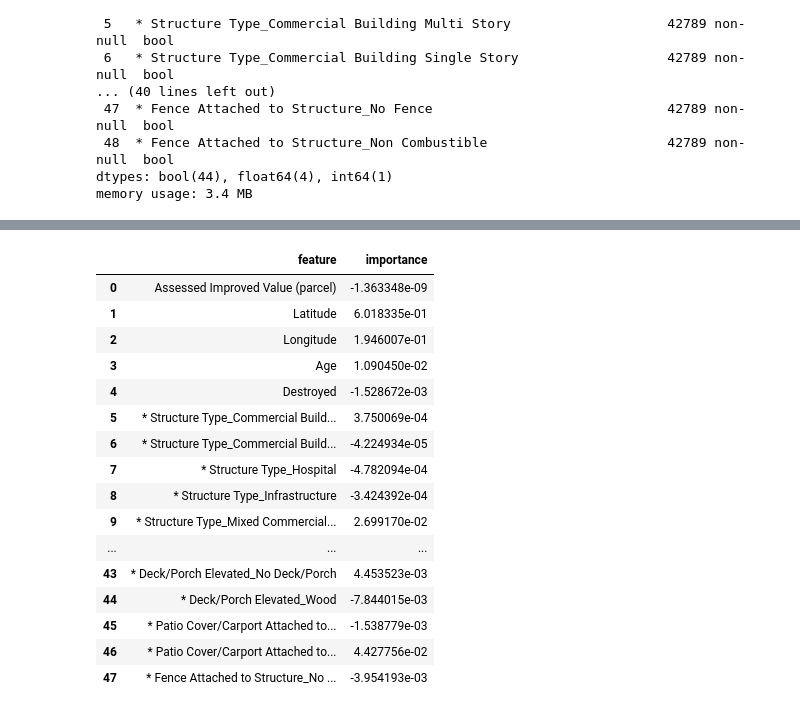
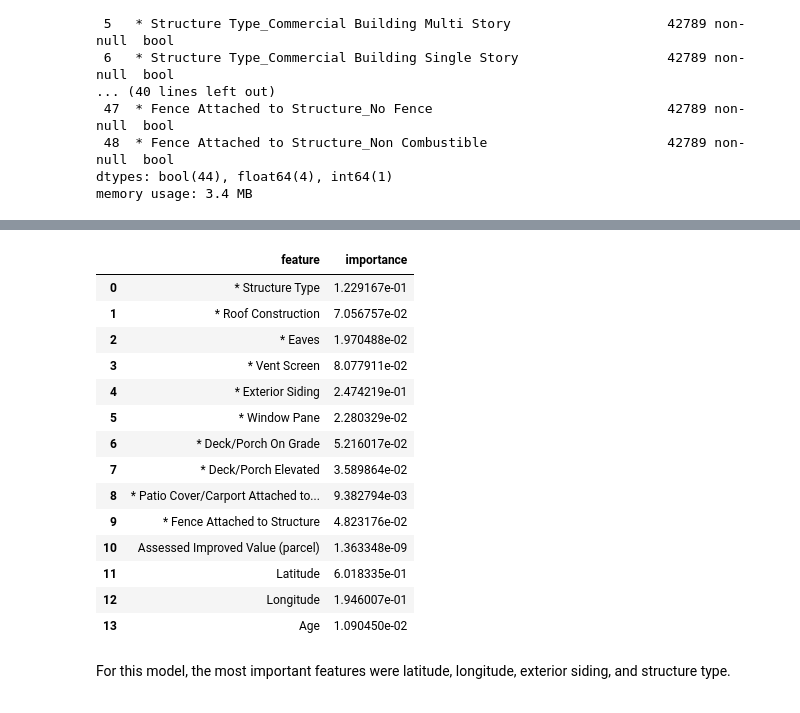
Before and after one commit to kbspecht/erdos-2025-wildfire-structural-damage, a Jupyter notebook: models/Logistic_regression.ipynb, the cells around one changed output, grey strips where cells are left out. Saved outputs shown, nothing was run; the diff lists cells and outputs as text; code cells hidden in the pictures.

```diff
--- a/models/Logistic_regression.ipynb
+++ b/models/Logistic_regression.ipynb
@@ -27,4 +33,5 @@ memory usage: 4.9+ MB
 # %%
+original_columns = cal_fire_data.columns
 cal_fire_data = pd.get_dummies(cal_fire_data, columns=cal_fire_data.select_dtypes('object').columns, drop_first=True)
 cal_fire_data.info()
 # %% [output]
@@ -48,6 +57,9 @@ memory usage: 3.4 MB
 # %%
 from sklearn.model_selection import train_test_split
-fire_train, fire_test = train_test_split(cal_fire_data, test_size=0.2, shuffle=True, random_state=216, stratify=cal_fire_data['Destroyed'])
-fire_train['Destroyed'].value_counts(normalize=True)
+
+X = cal_fire_data.drop(columns='Destroyed')
+y = cal_fire_data['Destroyed']
+X_train, X_test, y_train, y_test = train_test_split(X, y, test_size=0.2, shuffle=True, random_state=216, stratify=y)
+y.value_counts(normalize=True)
 # %% [output]
 Destroyed
@@ -91,11 +71,6 @@ Index(['Assessed Improved Value (parcel)', 'Latitude', 'Longitude', 'Age',
 # %%
-from sklearn.metrics import accuracy_score, balanced_accuracy_score
+from sklearn.linear_model import LogisticRegression
 
 lr = LogisticRegression(penalty=None, max_iter=1000, random_state=216)
-lr.fit(fire_train[features], fire_train.Destroyed)
-
-preds = lr.predict(fire_test[features])
-baseline_test_acc = accuracy_score(fire_test.Destroyed, preds)
-baseline_test_balanced_acc = balanced_accuracy_score(fire_test.Destroyed, preds)
-print(baseline_test_acc)
-print(baseline_test_balanced_acc)
+lr.fit(X_train, y_train)
+y_pred = lr.predict(X_test)
@@ -140,22 +116,39 @@ plt.show()
 # %%
 from IPython.display import display
-feature_df = pd.DataFrame({'feature': cal_fire_data.columns[:-1], 'importance': lr.coef_.flatten()})
+
+# Use feature coefficients for regression model (sum absolute value across all encodings for each feature)
+# to determine feature importance
+importances = np.zeros(14)
+importances[0] = np.sum(np.abs(lr.coef_.flatten()[4:19]))
+importances[1] = np.sum(np.abs(lr.coef_.flatten()[19:24]))
+importances[2] = np.sum(np.abs(lr.coef_.flatten()[24:26]))
+importances[3] = np.sum(np.abs(lr.coef_.flatten()[26:29]))
+importances[4] = np.sum(np.abs(lr.coef_.flatten()[29:36]))
+importances[5] = np.sum(np.abs(lr.coef_.flatten()[36:38]))
+importances[6] = np.sum(np.abs(lr.coef_.flatten()[38:41]))
+importances[7] = np.sum(np.abs(lr.coef_.flatten()[41:44]))
+importances[8] = np.sum(np.abs(lr.coef_.flatten()[44:46]))
+importances[9] = np.sum(np.abs(lr.coef_.flatten()[46:48]))
+importances[10:,] = np.abs(lr.coef_.flatten()[:4])
+
+# Create a new dataframe for feature importances across original feature columns and display it
+feature_df = pd.DataFrame({'feature': original_columns[:-1], 'importance': importances})
 display(feature_df)
 # %% [output]
 |  | feature | importance |
-| 0 | Assessed Improved Value (parcel) | -1.363348e-09 |
-| 1 | Latitude | 6.018335e-01 |
-| 2 | Longitude | 1.946007e-01 |
-| 3 | Age | 1.090450e-02 |
-| 4 | Destroyed | -1.528672e-03 |
-| 5 | * Structure Type_Commercial Build... | 3.750069e-04 |
-| 6 | * Structure Type_Commercial Build... | -4.224934e-05 |
-| 7 | * Structure Type_Hospital | -4.782094e-04 |
-| 8 | * Structure Type_Infrastructure | -3.424392e-04 |
-| 9 | * Structure Type_Mixed Commercial... | 2.699170e-02 |
-| ... | ... | ... |
-| 43 | * Deck/Porch Elevated_No Deck/Porch | 4.453523e-03 |
-| 44 | * Deck/Porch Elevated_Wood | -7.844015e-03 |
-| 45 | * Patio Cover/Carport Attached to... | -1.538779e-03 |
-| 46 | * Patio Cover/Carport Attached to... | 4.427756e-02 |
-| 47 | * Fence Attached to Structure_No ... | -3.954193e-03 |
+| 0 | * Structure Type | 1.229167e-01 |
+| 1 | * Roof Construction | 7.056757e-02 |
+| 2 | * Eaves | 1.970488e-02 |
+| 3 | * Vent Screen | 8.077911e-02 |
+| 4 | * Exterior Siding | 2.474219e-01 |
+| 5 | * Window Pane | 2.280329e-02 |
+| 6 | * Deck/Porch On Grade | 5.216017e-02 |
+| 7 | * Deck/Porch Elevated | 3.589864e-02 |
+| 8 | * Patio Cover/Carport Attached to... | 9.382794e-03 |
+| 9 | * Fence Attached to Structure | 4.823176e-02 |
+| 10 | Assessed Improved Value (parcel) | 1.363348e-09 |
+| 11 | Latitude | 6.018335e-01 |
+| 12 | Longitude | 1.946007e-01 |
+| 13 | Age | 1.090450e-02 |
+# %% [markdown]
+For this model, the most important features were latitude, longitude, exterior siding, and structure type.
```
Also changed, not shown: parts of 17 cells of this notebook, 2 other files.
